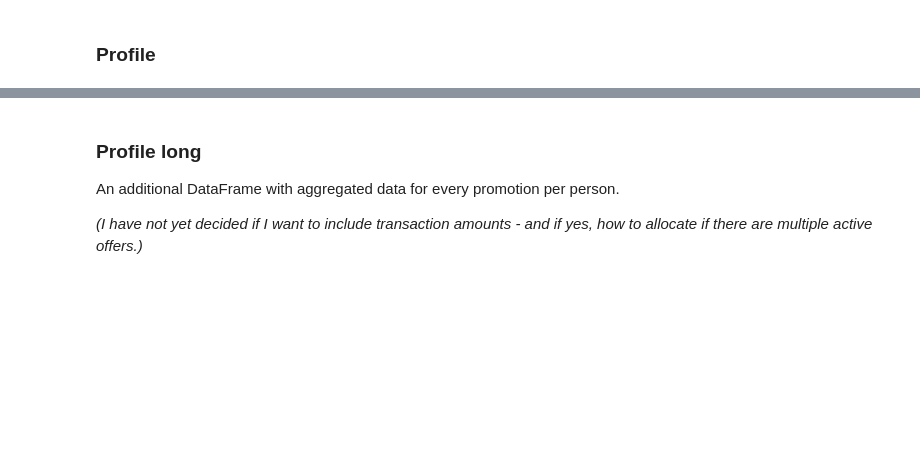
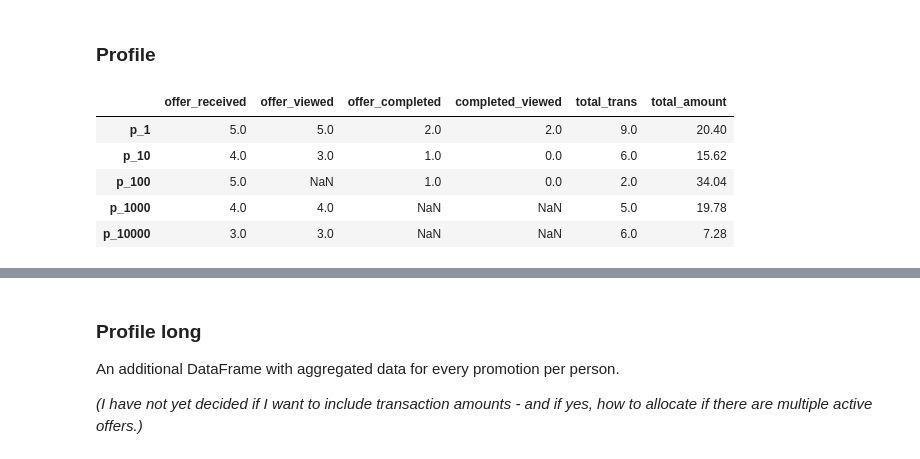
Before and after one commit to rbuerki/segmentation-challenge-starbucks, a Jupyter notebook: 1-data_prep.ipynb, the cells around one changed output, grey strips where cells are left out. Saved outputs shown, nothing was run; the diff lists cells and outputs as text; code cells hidden in the pictures; blank space fills up the shorter version.

```diff
--- a/1-data_prep.ipynb
+++ b/1-data_prep.ipynb
@@ -685 +692,36 @@ display(amount_grouped.head())
+# %%
+"""add aggregated data for promos, total transactions"""
+
+# Step 1: count views and completions if within duration of actual offer (flag 0 or 1)
+promo_grouped = pd.DataFrame(transcript_extended.groupby(['person_id', 'event']) ['time'].count())
+promo_grouped = promo_grouped.unstack(level='event')
+promo_grouped.columns = promo_grouped.columns.droplevel()
+promo_grouped = promo_grouped.rename(columns={'transaction' : 'total_trans'})
+
+# Step 2: completion count with count only if occured after viewing an offer  (flag 1)
+promo_completed = pd.DataFrame(transcript_extended.groupby(['person_id', 'event']).agg(np.sum))
+promo_completed.drop(['time', 'amount'], axis=1, inplace=True)
+promo_completed = pd.DataFrame(promo_completed.xs('offer completed', axis=0, level=1).sum(axis=1))
+promo_completed.rename(columns={0 : 'completed_viewed'}, inplace=True)
+# assert list(promo_completed.index) == list(promo_grouped.index) # indexes not identical, work with concat
+promo_grouped = pd.concat([promo_grouped, promo_completed], axis=1, sort=True)
+
+# Step 3: aggregate total spendings per customer
+amount_grouped = pd.DataFrame(transcript_extended.groupby(['person_id'])['amount'].sum())
+assert list(amount_grouped.index) == list(promo_grouped.index)
+promo_grouped['total_amount'] = amount_grouped['amount']
+
+# order columns, clean labels
+promo_grouped = cleaning.edit_column_names(promo_grouped)  # clean whitespace
+promo_grouped = promo_grouped.reindex(columns = list(['offer_received', 'offer_viewed', 'offer_completed',
+                                                      'completed_viewed', 'total_trans', 'total_amount']))
+# check new dataframe
+display(promo_grouped.head())
+# %% [output]
+|  | offer_received | offer_viewed | offer_completed | completed_viewed | total_trans | total_amount |
+| p_1 | 5.0 | 5.0 | 2.0 | 2.0 | 9.0 | 20.40 |
+| p_10 | 4.0 | 3.0 | 1.0 | 0.0 | 6.0 | 15.62 |
+| p_100 | 5.0 | NaN | 1.0 | 0.0 | 2.0 | 34.04 |
+| p_1000 | 4.0 | 4.0 | NaN | NaN | 5.0 | 19.78 |
+| p_10000 | 3.0 | 3.0 | NaN | NaN | 6.0 | 7.28 |
 # %%
```
Also changed, not shown: parts of 15 cells of this notebook.
